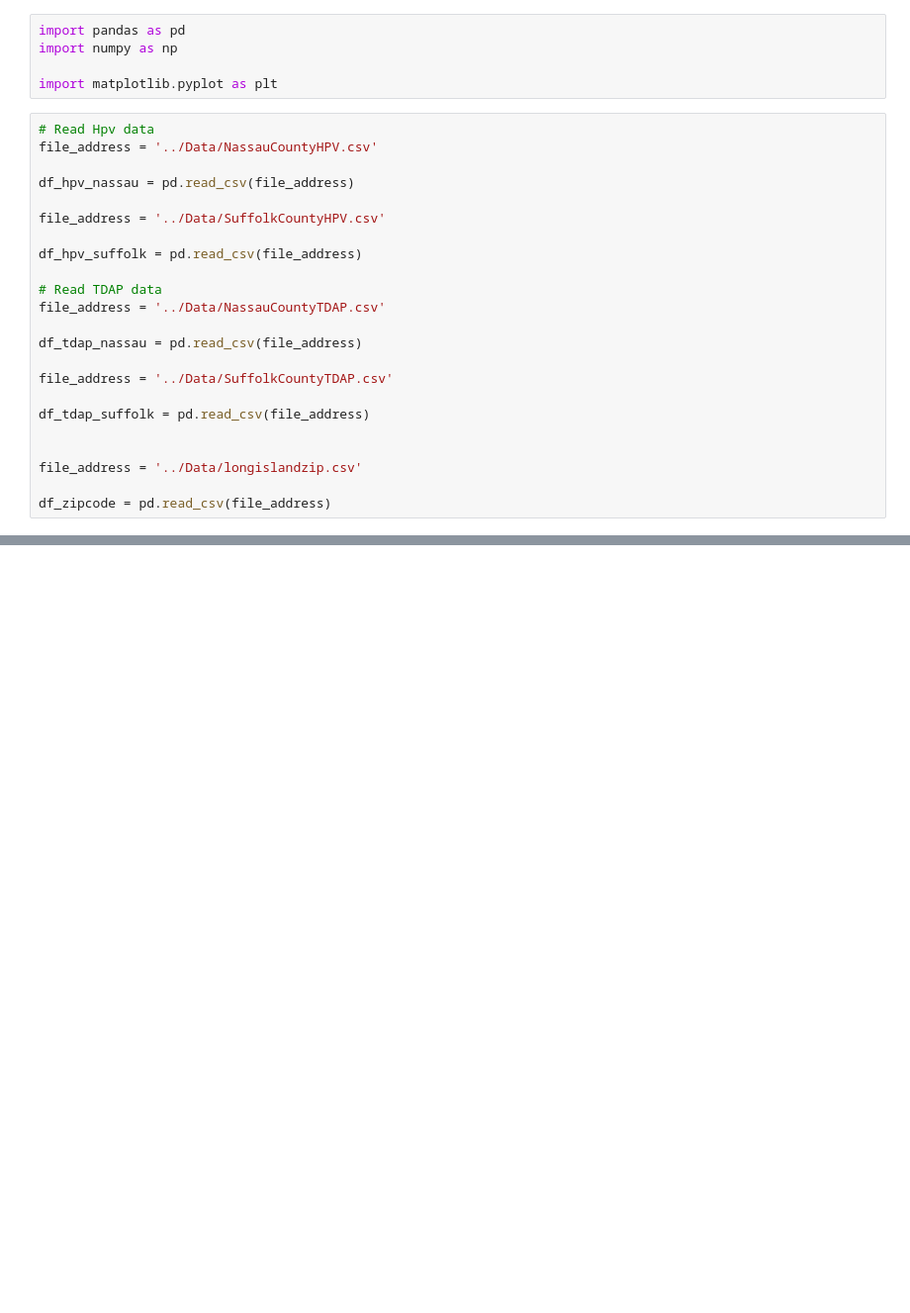
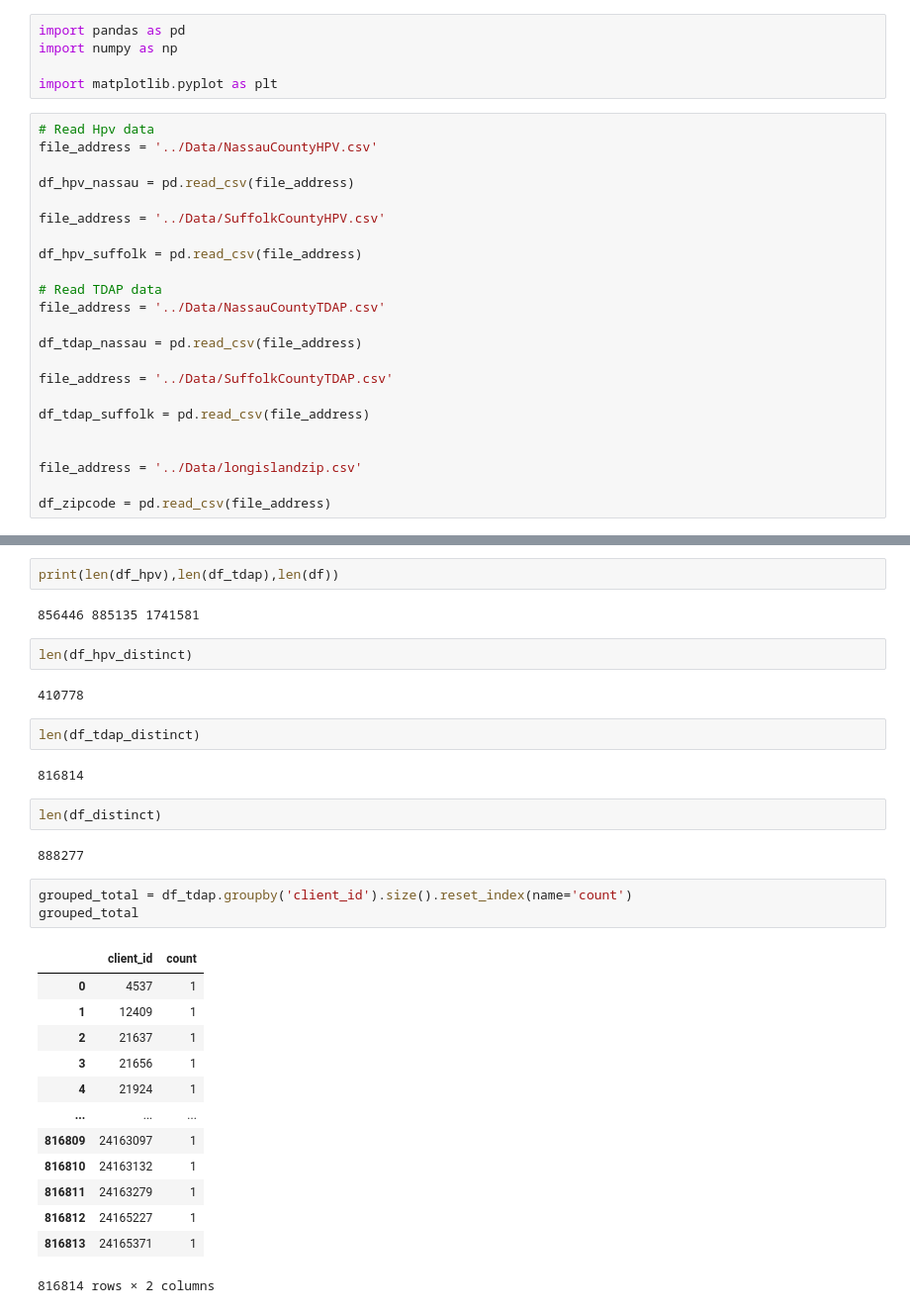
Before and after one commit to ZihanDing/EHR_project, a Jupyter notebook: HpvVaccine/table_generated.ipynb, the cells around one changed output, grey strips where cells are left out. Shown: that part at 99% size. Cells and saved outputs as stored; diff of their text form; blank space fills up the shorter version.

```diff
--- a/HpvVaccine/table_generated.ipynb
+++ b/HpvVaccine/table_generated.ipynb
@@ -42,0 +217,33 @@ df_tdap_suffolk = df_tdap_suffolk[df_tdap_suffolk['PatientZip'].isin(zips)]
+# %%
+print(len(df_hpv),len(df_tdap),len(df))
+# %% [output]
+856446 885135 1741581
+# %%
+len(df_hpv_distinct)
+# %% [output]
+410778
+# %%
+len(df_tdap_distinct)
+# %% [output]
+816814
+# %%
+len(df_distinct)
+# %% [output]
+888277
+# %%
+grouped_total = df_tdap.groupby('client_id').size().reset_index(name='count')
+grouped_total
+# %% [output]
+|  | client_id | count |
+| 0 | 4537 | 1 |
+| 1 | 12409 | 1 |
+| 2 | 21637 | 1 |
+| 3 | 21656 | 1 |
+| 4 | 21924 | 1 |
+| ... | ... | ... |
+| 816809 | 24163097 | 1 |
+| 816810 | 24163132 | 1 |
+| 816811 | 24163279 | 1 |
+| 816812 | 24165227 | 1 |
+| 816813 | 24165371 | 1 |
+816814 rows × 2 columns
```
Also changed, not shown: parts of 40 cells of this notebook, 13 other files.
